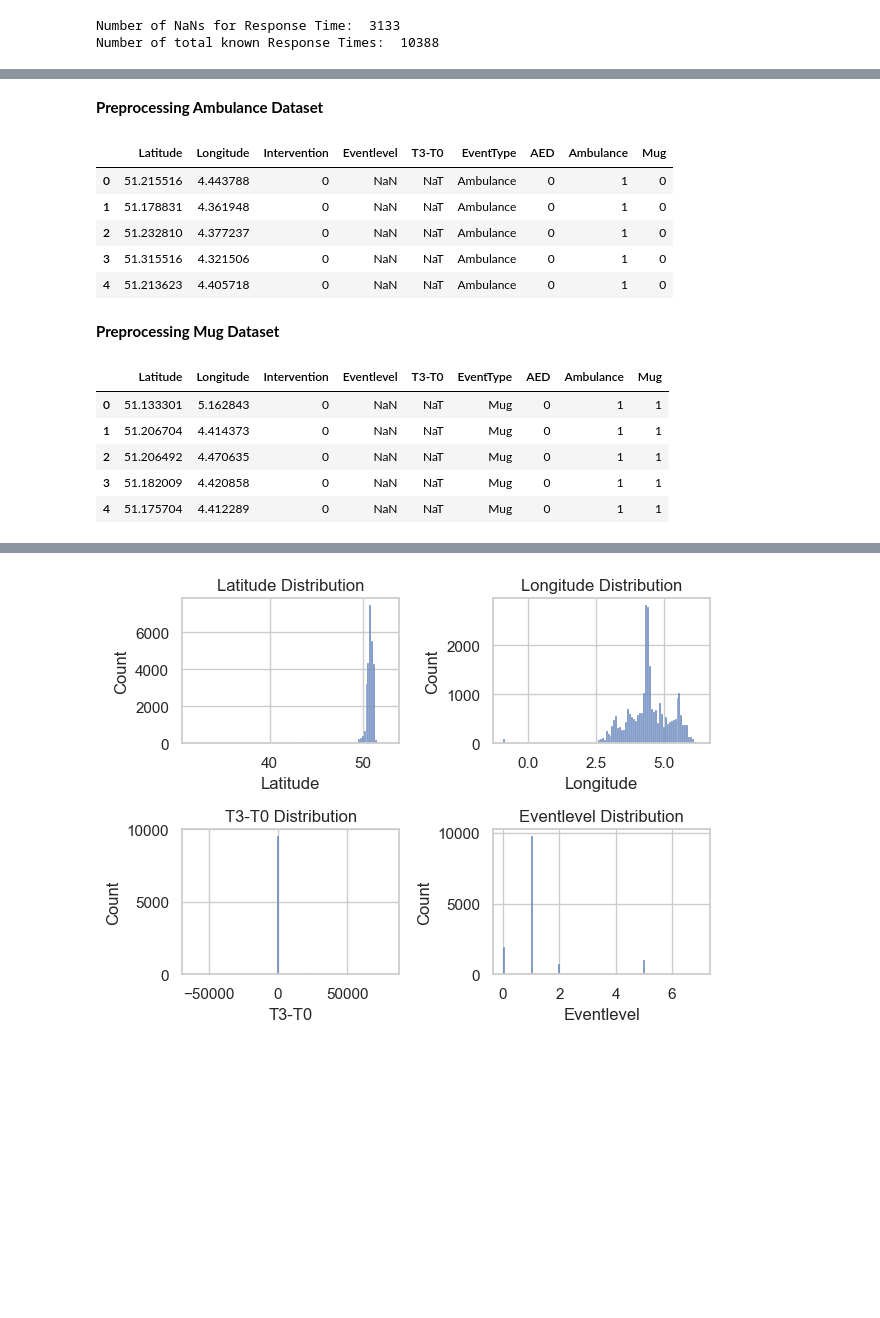
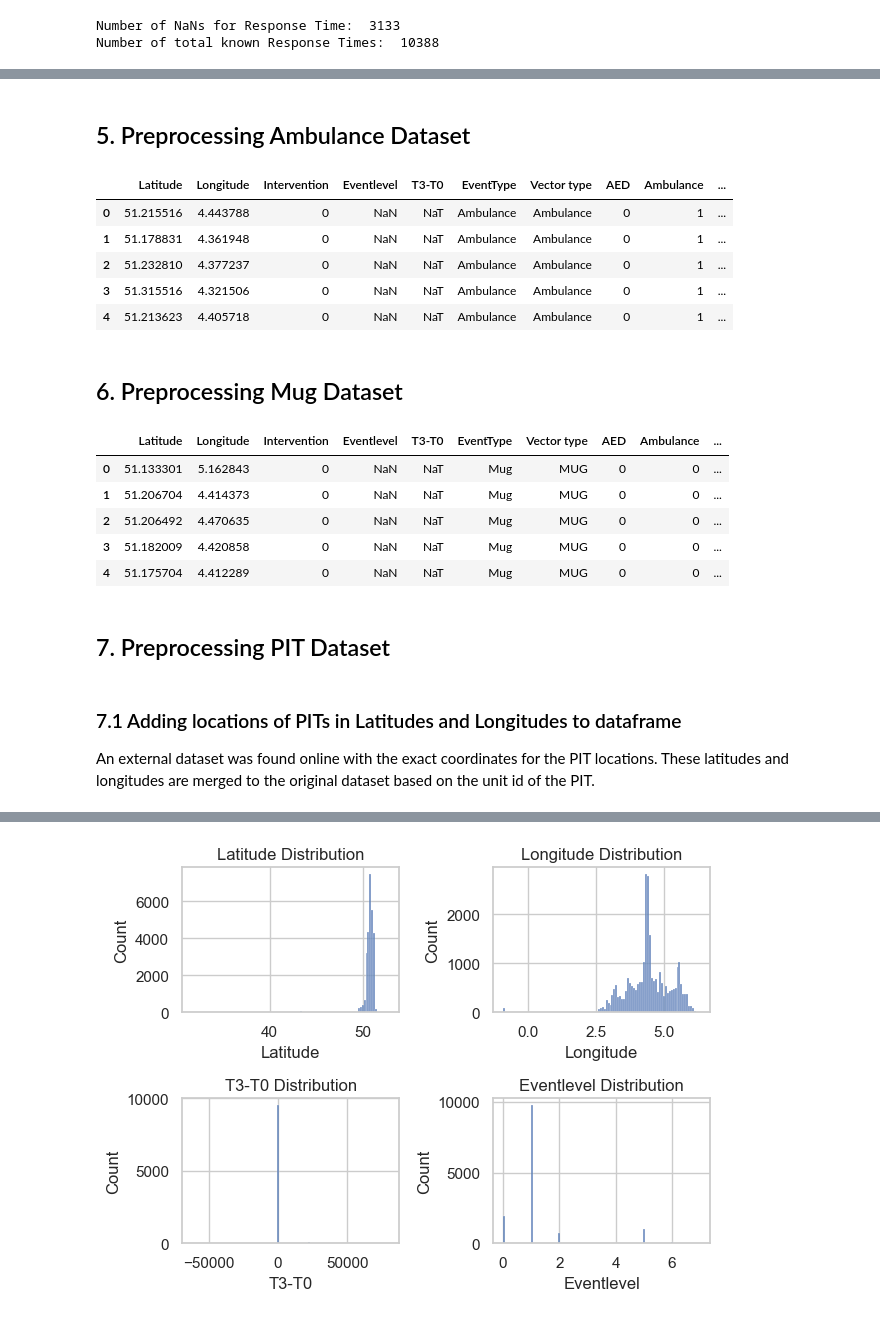
Before and after one commit to JeroenGuillierme/Project-MDA, a Jupyter notebook: 1. Data Exploration and preprocessing.ipynb, the cells around one changed output, grey strips where cells are left out. Drawn from its saved outputs; the diff is of its cells as text; code cells hidden in the pictures; blank space fills up the shorter version.

```diff
--- a/1. Data Exploration and preprocessing.ipynb
+++ b/1. Data Exploration and preprocessing.ipynb
@@ -32,3 +42,6 @@ mug1 = pd.read_csv(f'{url2}mug1.csv')
 pd.set_option('display.max_columns', None)
 pd.options.mode.copy_on_write = True
+# %%
+# Ensure the CRS (Coordinate Reference System) is set to WGS84 (latitude/longitude)
+belgium_with_provinces_boundary = belgium_with_provinces_boundary.to_crs(epsg=4326)
 # %% [markdown]
@@ -357,5 +508,5 @@ aed_total = aed_total[
 # %% [markdown]
-**Preprocessing Ambulance Dataset**
+## 5. Preprocessing Ambulance Dataset
 # %%
 # Correcting coordinates
 ambulance['Latitude'] = ambulance['latitude'].apply(correct_latitude)
@@ -369,19 +520,26 @@ ambulance['EventType'] = 'Ambulance'
 ambulance['T3-T0'] = pd.NaT
 ambulance['Ambulance'] = 1
 ambulance['Mug'] = 0
-ambulance = ambulance[
-    ['Latitude', 'Longitude', 'Intervention', 'Eventlevel', 'T3-T0', 'EventType', 'AED', 'Ambulance', 'Mug']]
+ambulance['PIT'] = 0
+ambulance['Vector type'] = 'Ambulance'
+# %%
+# Assign provinces to Ambulance locations
+ambulance_with_provinces = assign_province(ambulance)
+# %%
+# Select only several variables for further analysis
+ambulance_with_provinces = ambulance_with_provinces[
+    ['Latitude', 'Longitude', 'Intervention', 'Eventlevel', 'T3-T0', 'EventType', 'Vector type', 'AED', 'Ambulance', 'Mug', 'PIT', 'Province']]
 # %%
-ambulance.head(5)
+ambulance_with_provinces.head(5)
 # %% [output]
-|  | Latitude | Longitude | Intervention | Eventlevel | T3-T0 | EventType | AED | Ambulance | Mug |
-| 0 | 51.215516 | 4.443788 | 0 | NaN | NaT | Ambulance | 0 | 1 | 0 |
-| 1 | 51.178831 | 4.361948 | 0 | NaN | NaT | Ambulance | 0 | 1 | 0 |
-| 2 | 51.232810 | 4.377237 | 0 | NaN | NaT | Ambulance | 0 | 1 | 0 |
-| 3 | 51.315516 | 4.321506 | 0 | NaN | NaT | Ambulance | 0 | 1 | 0 |
-| 4 | 51.213623 | 4.405718 | 0 | NaN | NaT | Ambulance | 0 | 1 | 0 |
+|  | Latitude | Longitude | Intervention | Eventlevel | T3-T0 | EventType | Vector type | AED | Ambulance | ... |
+| 0 | 51.215516 | 4.443788 | 0 | NaN | NaT | Ambulance | Ambulance | 0 | 1 | ... |
+| 1 | 51.178831 | 4.361948 | 0 | NaN | NaT | Ambulance | Ambulance | 0 | 1 | ... |
+| 2 | 51.232810 | 4.377237 | 0 | NaN | NaT | Ambulance | Ambulance | 0 | 1 | ... |
+| 3 | 51.315516 | 4.321506 | 0 | NaN | NaT | Ambulance | Ambulance | 0 | 1 | ... |
+| 4 | 51.213623 | 4.405718 | 0 | NaN | NaT | Ambulance | Ambulance | 0 | 1 | ... |
 # %% [markdown]
-**Preprocessing Mug Dataset**
+## 6. Preprocessing Mug Dataset
 # %%
 # Correcting coordinates
 mug1['Latitude'] = mug1['latitude'].apply(correct_latitude)
@@ -399,9 +564,15 @@ mug1 = mug1[['Latitude', 'Longitude', 'Intervention', 'Eventlevel', 'T3-T0', 'Ev
 # %%
-mug1.head(5)
+mug_with_provinces.head(5)
 # %% [output]
-|  | Latitude | Longitude | Intervention | Eventlevel | T3-T0 | EventType | AED | Ambulance | Mug |
-| 0 | 51.133301 | 5.162843 | 0 | NaN | NaT | Mug | 0 | 1 | 1 |
-| 1 | 51.206704 | 4.414373 | 0 | NaN | NaT | Mug | 0 | 1 | 1 |
-| 2 | 51.206492 | 4.470635 | 0 | NaN | NaT | Mug | 0 | 1 | 1 |
-| 3 | 51.182009 | 4.420858 | 0 | NaN | NaT | Mug | 0 | 1 | 1 |
-| 4 | 51.175704 | 4.412289 | 0 | NaN | NaT | Mug | 0 | 1 | 1 |
+|  | Latitude | Longitude | Intervention | Eventlevel | T3-T0 | EventType | Vector type | AED | Ambulance | ... |
+| 0 | 51.133301 | 5.162843 | 0 | NaN | NaT | Mug | MUG | 0 | 0 | ... |
+| 1 | 51.206704 | 4.414373 | 0 | NaN | NaT | Mug | MUG | 0 | 0 | ... |
+| 2 | 51.206492 | 4.470635 | 0 | NaN | NaT | Mug | MUG | 0 | 0 | ... |
+| 3 | 51.182009 | 4.420858 | 0 | NaN | NaT | Mug | MUG | 0 | 0 | ... |
+| 4 | 51.175704 | 4.412289 | 0 | NaN | NaT | Mug | MUG | 0 | 0 | ... |
+# %% [markdown]
+## 7. Preprocessing PIT Dataset
+# %% [markdown]
+### 7.1 Adding locations of PITs in Latitudes and Longitudes to dataframe
+
+An external dataset was found online with the exact coordinates for the PIT locations. These latitudes and longitudes are merged to the original dataset based on the unit id of the PIT.
```
Also changed, not shown: parts of 64 cells of this notebook, 1 other file.
